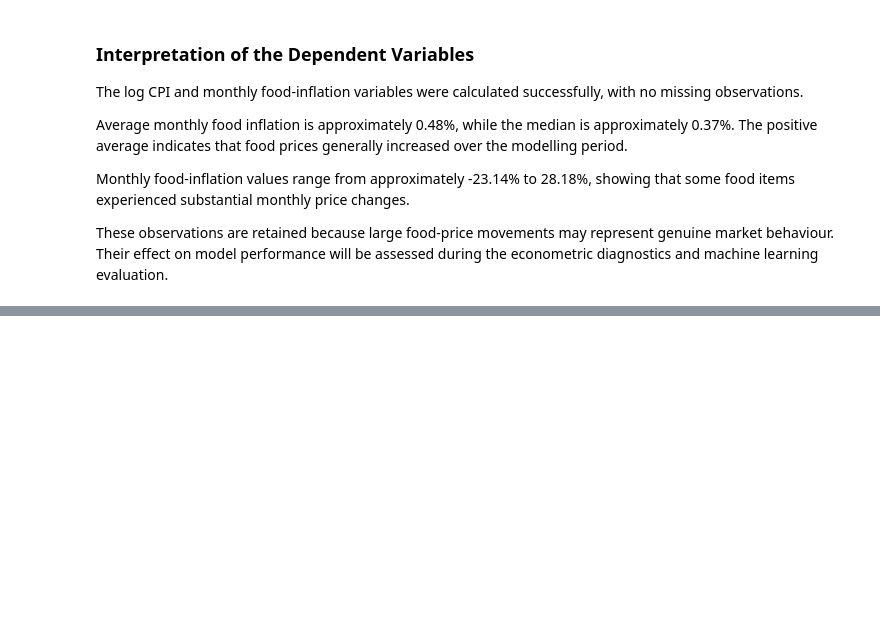
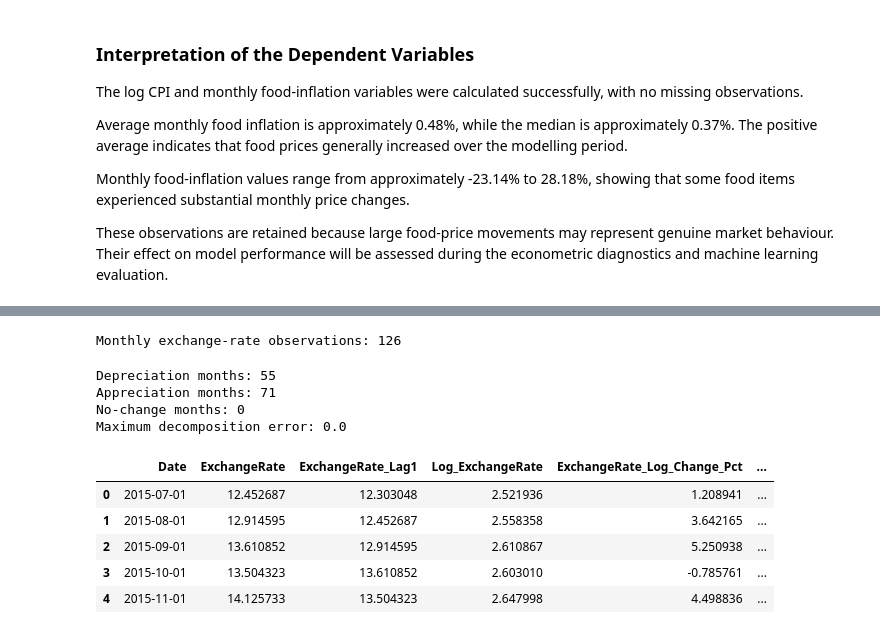
Before and after one commit to MasindiManaga/ERPT_ML_Research, a Jupyter notebook: notebooks/05_Modelling_Data_Preparation.ipynb, the cells around one changed output, grey strips where cells are left out. Saved outputs shown, nothing was run; the diff lists cells and outputs as text; code cells hidden in the pictures; blank space fills up the shorter version.

Commit message:
Interpretation of Exchange Rate Variables

```diff
--- a/notebooks/05_Modelling_Data_Preparation.ipynb
+++ b/notebooks/05_Modelling_Data_Preparation.ipynb
@@ -555,0 +575,21 @@ These observations are retained because large food-price movements may represent
+# %%
+# create the monthly exchange-rate series
+monthly_exchange_rate = (
+    data[
+        [
+            "Date",
+            "ExchangeRate",
+            "ExchangeRate_Lag1"
+        ]
+    ]
+    .drop_duplicates(subset="Date")
+    .sort_values("Date")
+    .reset_index(drop=True)
+)
+
+print(
+    "Monthly exchange-rate observations:",
+    len(monthly_exchange_rate)
+)
+# %% [output]
+Monthly exchange-rate observations: 126
@@ -555,0 +620,48 @@ These observations are retained because large food-price movements may represent
+# %%
+# validate the asymmetric decomposition
+decomposition_error = (
+    monthly_exchange_rate["ExchangeRate_Log_Change_Pct"]
+    - (
+        monthly_exchange_rate["Depreciation_Shock_Pct"]
+        + monthly_exchange_rate["Appreciation_Shock_Pct"]
+    )
+).abs().max()
+
+print(
+    "Depreciation months:",
+    (
+        monthly_exchange_rate["Depreciation_Shock_Pct"] > 0
+    ).sum()
+)
+
+print(
+    "Appreciation months:",
+    (
+        monthly_exchange_rate["Appreciation_Shock_Pct"] < 0
+    ).sum()
+)
+
+print(
+    "No-change months:",
+    (
+        monthly_exchange_rate["ExchangeRate_Log_Change_Pct"] == 0
+    ).sum()
+)
+
+print(
+    "Maximum decomposition error:",
+    decomposition_error
+)
+
+monthly_exchange_rate.head()
+# %% [output]
+Depreciation months: 55
+Appreciation months: 71
+No-change months: 0
+Maximum decomposition error: 0.0
+|  | Date | ExchangeRate | ExchangeRate_Lag1 | Log_ExchangeRate | ExchangeRate_Log_Change_Pct | ... |
+| 0 | 2015-07-01 | 12.452687 | 12.303048 | 2.521936 | 1.208941 | ... |
+| 1 | 2015-08-01 | 12.914595 | 12.452687 | 2.558358 | 3.642165 | ... |
+| 2 | 2015-09-01 | 13.610852 | 12.914595 | 2.610867 | 5.250938 | ... |
+| 3 | 2015-10-01 | 13.504323 | 13.610852 | 2.603010 | -0.785761 | ... |
+| 4 | 2015-11-01 | 14.125733 | 13.504323 | 2.647998 | 4.498836 | ... |
```
Also changed, not shown: parts of 3 cells of this notebook.
